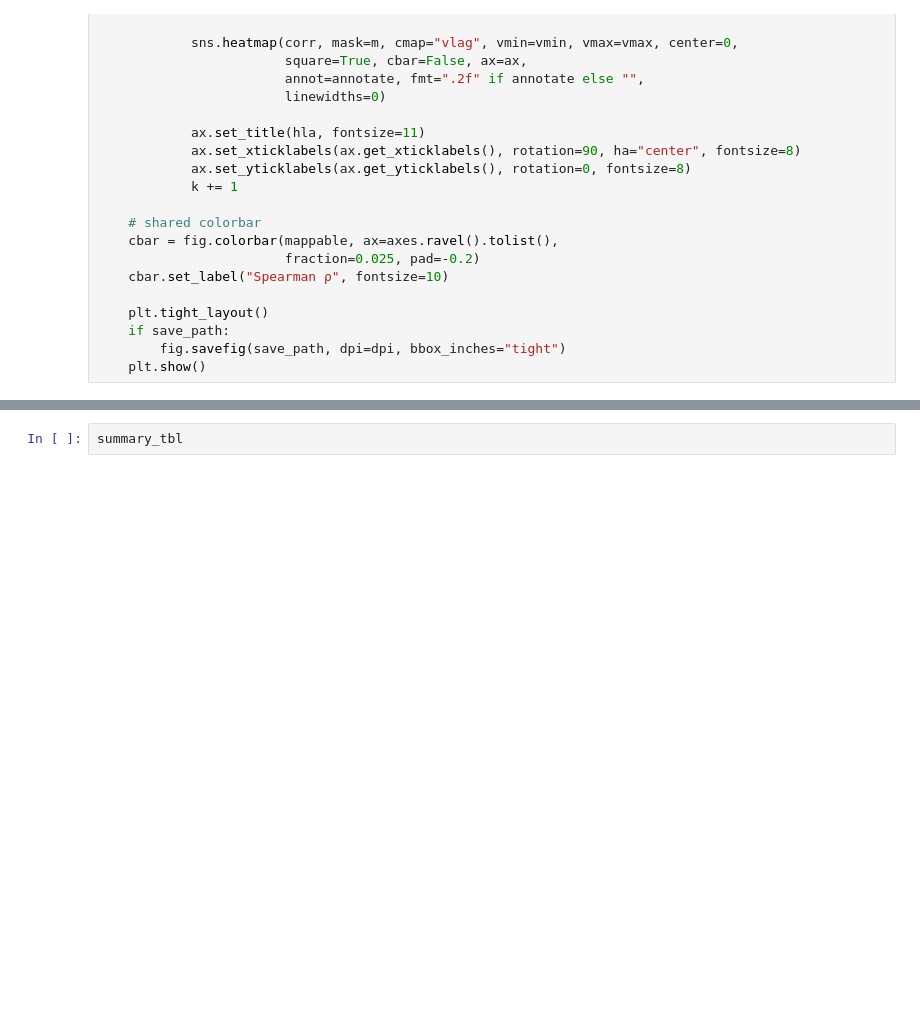
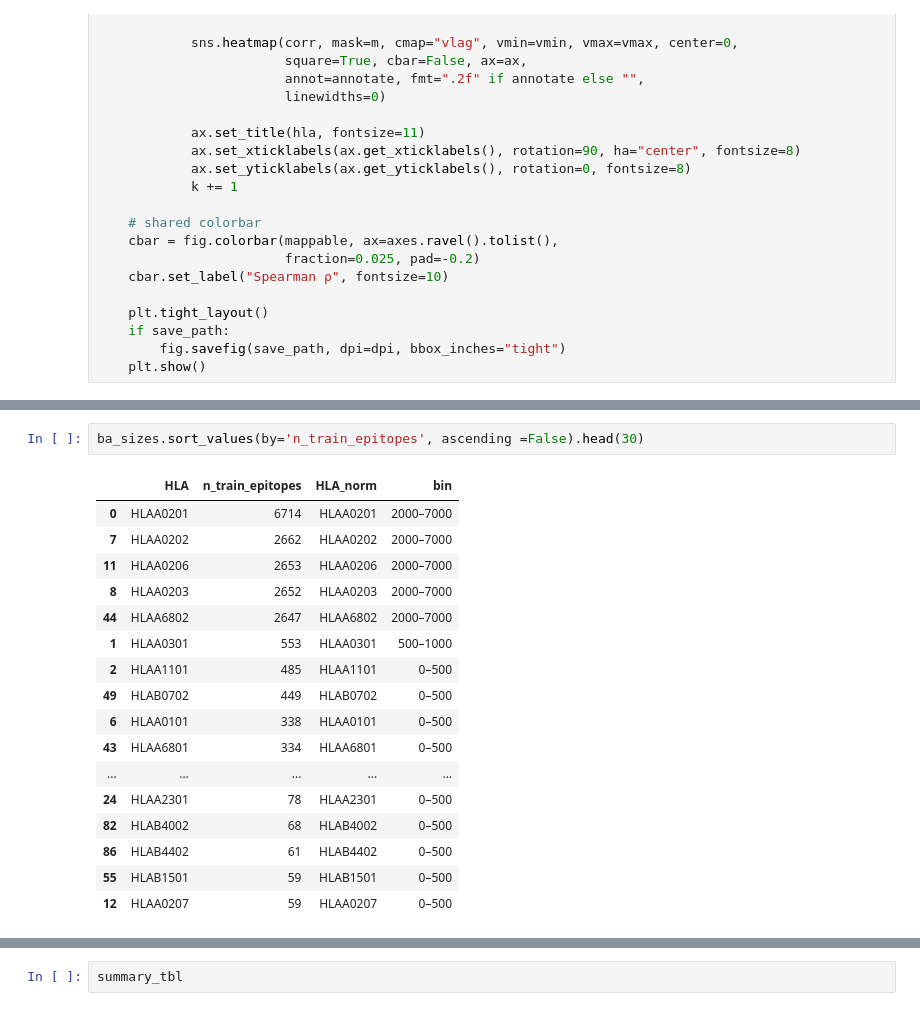
Before and after one commit to sermare/ESMCBA, a Jupyter notebook: jupyter_notebooks/binding_affinity/01_ESMCBA_models.ipynb, the cells around one changed output, grey strips where cells are left out. Drawn from its saved outputs; the diff is of its cells as text; blank space fills up the shorter version.

```diff
--- a/jupyter_notebooks/binding_affinity/01_ESMCBA_models.ipynb
+++ b/jupyter_notebooks/binding_affinity/01_ESMCBA_models.ipynb
@@ -490,3 +524,23 @@ The `join` parameter is deprecated and will be removed in v0.15.0. You can remov
 18           PT HLA 0L  1000–2000       NaN       NaN  0
 19           PT HLA 0L  2000–7000  0.074045       NaN  1
 [figure]
+# %%
+ba_sizes.sort_values(by='n_train_epitopes', ascending =False).head(30)
+# %% [output]
+|  | HLA | n_train_epitopes | HLA_norm | bin |
+| 0 | HLAA0201 | 6714 | HLAA0201 | 2000–7000 |
+| 7 | HLAA0202 | 2662 | HLAA0202 | 2000–7000 |
+| 11 | HLAA0206 | 2653 | HLAA0206 | 2000–7000 |
+| 8 | HLAA0203 | 2652 | HLAA0203 | 2000–7000 |
+| 44 | HLAA6802 | 2647 | HLAA6802 | 2000–7000 |
+| 1 | HLAA0301 | 553 | HLAA0301 | 500–1000 |
+| 2 | HLAA1101 | 485 | HLAA1101 | 0–500 |
+| 49 | HLAB0702 | 449 | HLAB0702 | 0–500 |
+| 6 | HLAA0101 | 338 | HLAA0101 | 0–500 |
+| 43 | HLAA6801 | 334 | HLAA6801 | 0–500 |
+| ... | ... | ... | ... | ... |
+| 24 | HLAA2301 | 78 | HLAA2301 | 0–500 |
+| 82 | HLAB4002 | 68 | HLAB4002 | 0–500 |
+| 86 | HLAB4402 | 61 | HLAB4402 | 0–500 |
+| 55 | HLAB1501 | 59 | HLAB1501 | 0–500 |
+| 12 | HLAA0207 | 59 | HLAA0207 | 0–500 |
```
Also changed, not shown: parts of 7 cells of this notebook, 1 other file.
